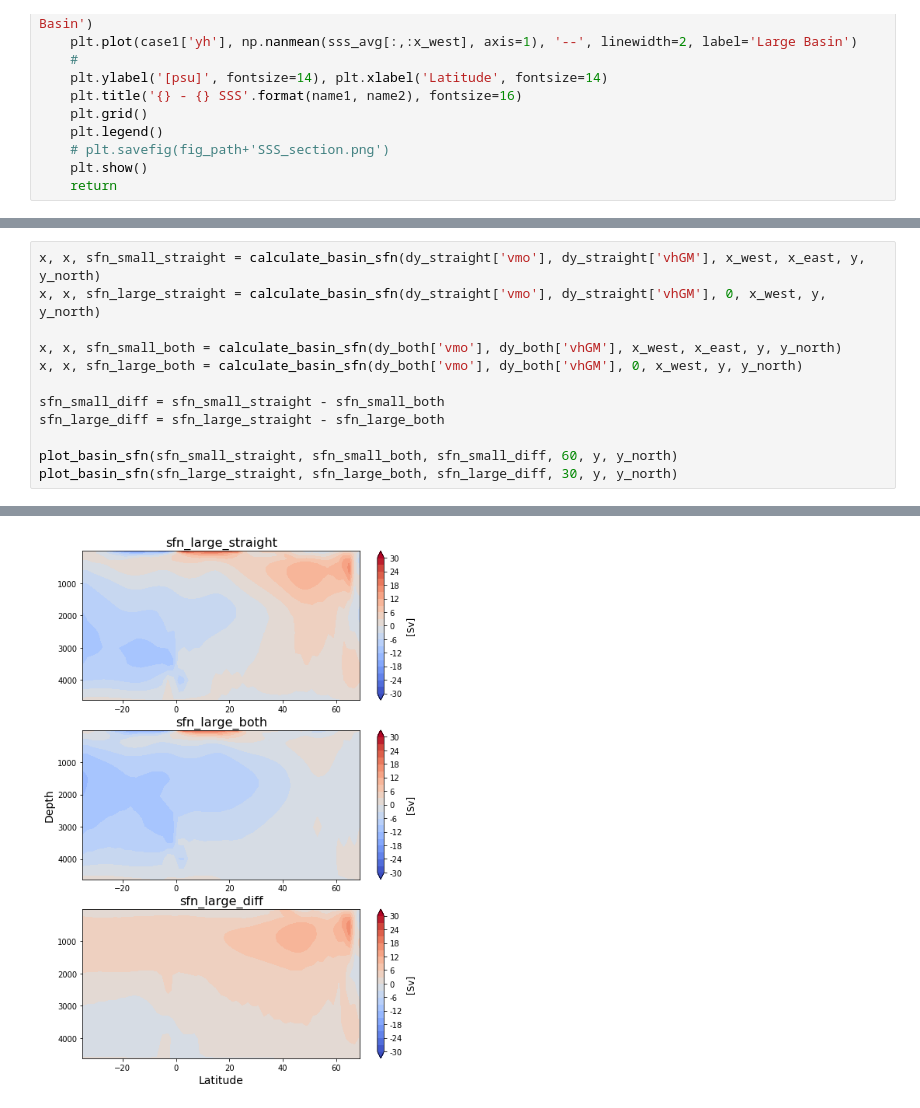
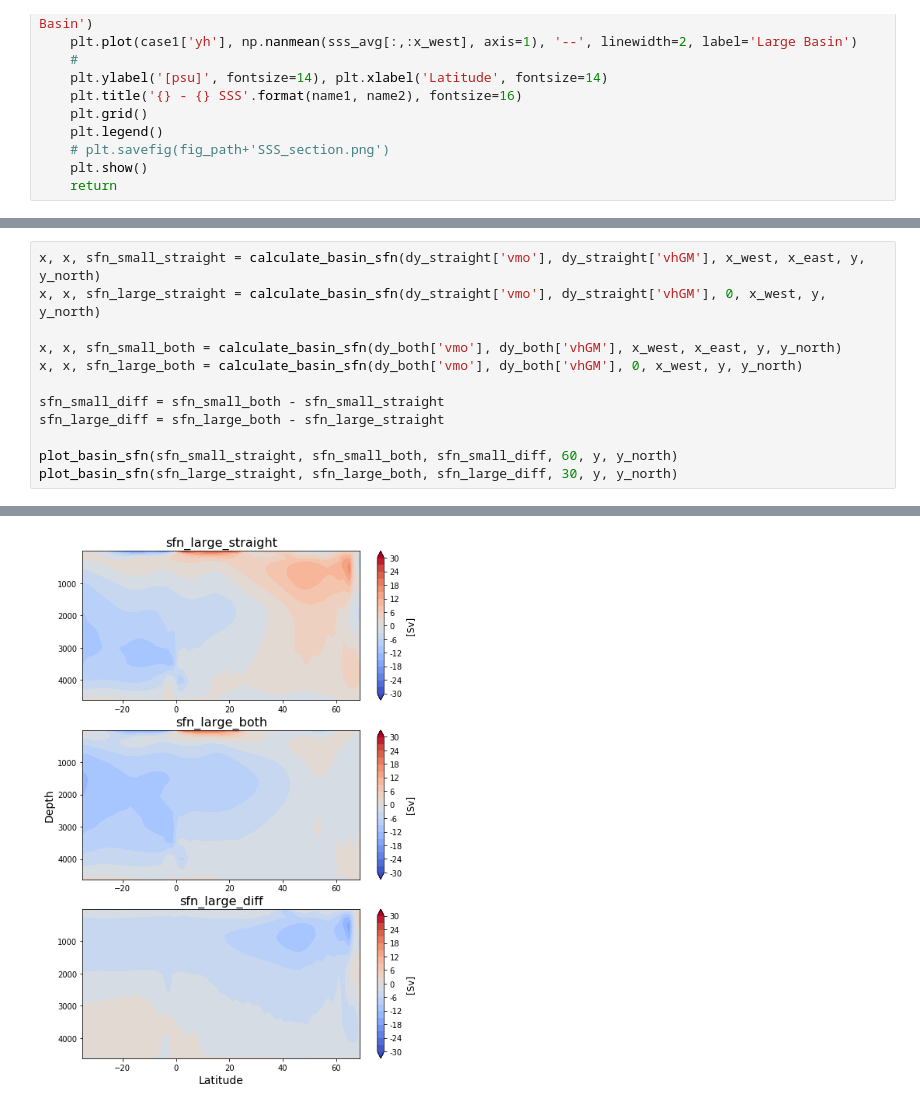
Before and after one commit to s-ragen/AQUA_CODE, a Jupyter notebook: Differences.ipynb, the cells around one changed output, grey strips where cells are left out. Saved outputs shown, nothing was run; the diff lists cells and outputs as text.

```diff
--- a/Differences.ipynb
+++ b/Differences.ipynb
@@ -375,8 +389,8 @@ x, x, sfn_large_straight = calculate_basin_sfn(dy_straight['vmo'], dy_straight['
 x, x, sfn_small_both = calculate_basin_sfn(dy_both['vmo'], dy_both['vhGM'], x_west, x_east, y, y_north)
 x, x, sfn_large_both = calculate_basin_sfn(dy_both['vmo'], dy_both['vhGM'], 0, x_west, y, y_north)
 
-sfn_small_diff = sfn_small_straight - sfn_small_both
-sfn_large_diff = sfn_large_straight - sfn_large_both
+sfn_small_diff = sfn_small_both - sfn_small_straight
+sfn_large_diff = sfn_large_both - sfn_large_straight
 
 plot_basin_sfn(sfn_small_straight, sfn_small_both, sfn_small_diff, 60, y, y_north)
 plot_basin_sfn(sfn_large_straight, sfn_large_both, sfn_large_diff, 30, y, y_north)
@@ -385,4 +399,4 @@ plot_basin_sfn(sfn_large_straight, sfn_large_both, sfn_large_diff, 30, y, y_nort
-[figure, old version]
+[figure, new version]
 # %%
 x, x, sfn_small_am = calculate_basin_sfn(dy_am['vmo'], dy_am['vhGM'], x_west, x_east, y, y_north)
 x, x, sfn_large_am = calculate_basin_sfn(dy_am['vmo'], dy_am['vhGM'], 0, x_west, y, y_north)
```
Also changed, not shown: parts of 18 cells of this notebook, 3 other files.
